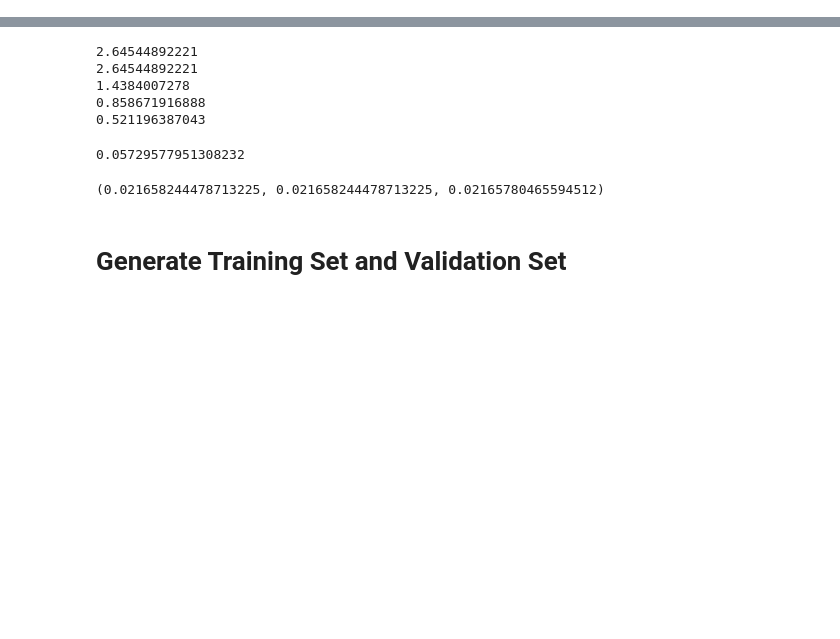
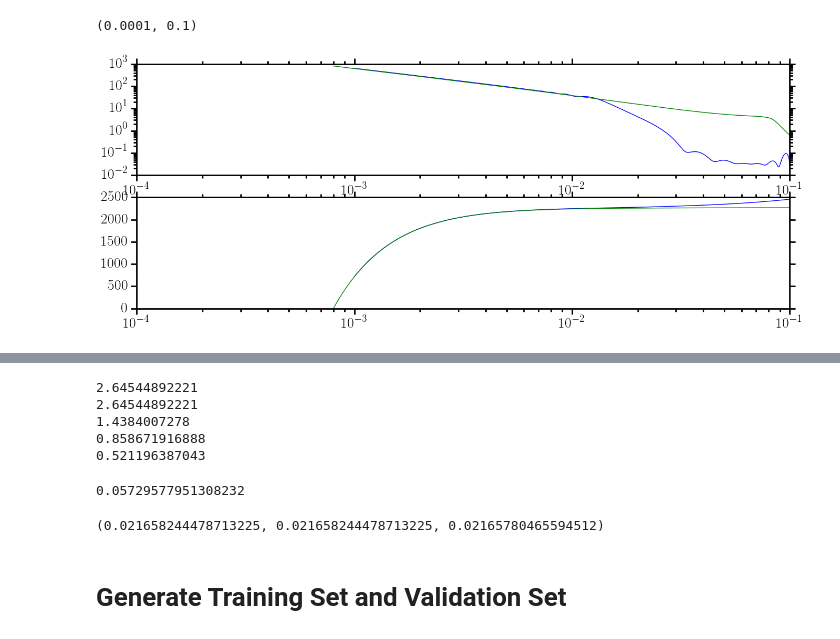
Before and after one commit to benjaminlackey/gpsurrogate, a Jupyter notebook: prototype/FDPrecess.ipynb, the cells around one changed output, grey strips where cells are left out. Drawn from its saved outputs; the diff is of its cells as text; code cells hidden in the pictures; blank space fills up the shorter version.

```diff
--- a/notebooks/InterpolateWaveformSet.ipynb
+++ b/prototype/FDPrecess.ipynb
@@ -58,0 +478,11 @@ def bns_merger_frequency(smallq, lambda1, lambda2):
+# %%
+hs = [trainset[i] for i in range(len(trainset))]
+fig, (ax1, ax2) = plt.subplots(2, figsize=(16, 6))
+plot_waveforms_fd(ax1, ax2, [hfshifted, hfref])
+ax1.set_yscale('log')
+#ax1.set_ylim(-0.5, 0.5)
+ax1.set_xlim(1.0e-4, 0.1)
+ax2.set_xlim(1.0e-4, 0.1)
+# %% [output]
+(0.0001, 0.1)
+[figure, added]
```
Also changed, not shown: parts of 77 cells of this notebook, 8 other files.
